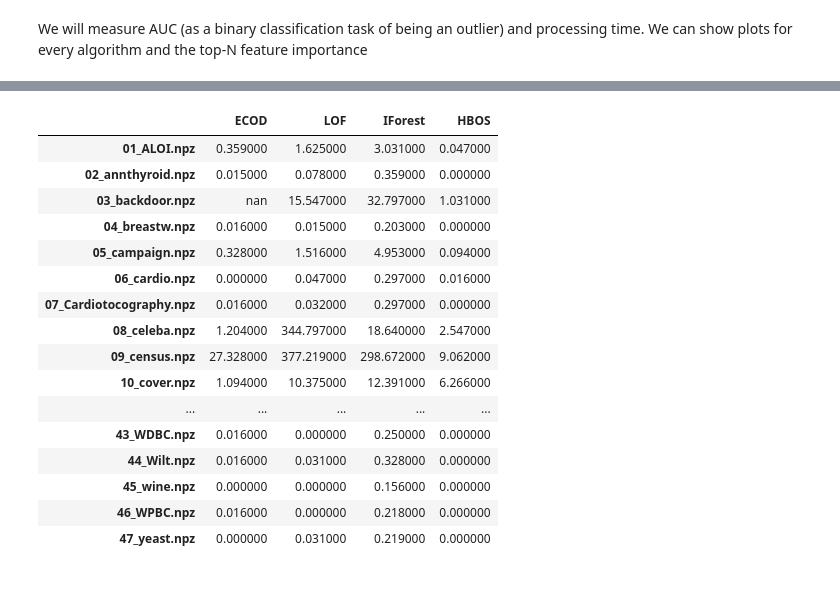
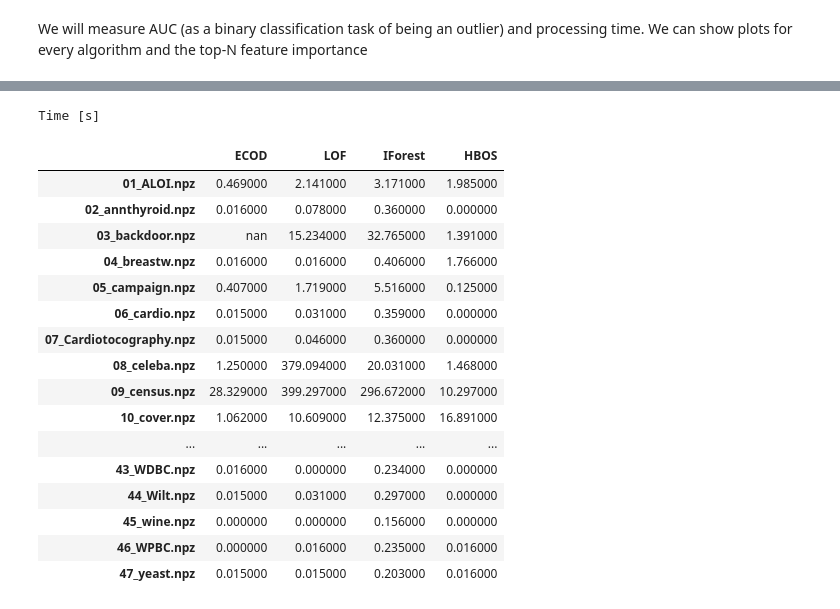
Before and after one commit to SebChw/RSIF, a Jupyter notebook: notebooks/experiment_basic.ipynb, the cells around one changed output, grey strips where cells are left out. Cells and saved outputs as stored; diff of their text form; code cells hidden in the pictures.

```diff
--- a/notebooks/experiment_basic.ipynb
+++ b/notebooks/experiment_basic.ipynb
@@ -36,15 +30,3 @@ import matplotlib.pyplot as plt
-# %%
-def new_clf(name):
-    if name == 'ECOD':
-        return ECOD()
-    if name == 'LOF':
-        return LOF()
-    if name == 'IForest':
-        return IForest(random_state=SEED)
-    if name == 'HBOS':
-        return HBOS()
-    else:
-        raise NotImplementedError()
 # %%
 clfs_names = ['ECOD', 'LOF', 'IForest', 'HBOS']
 nan_datasets = []
@@ -115,11 +34,17 @@ class Timer:
 # %%
 timer = Timer(timer_type="long_running")
+# %%
+import time
+from tqdm.contrib.concurrent import process_map
+
+datasets_loop = tqdm(get_numerical_datasets(), desc="Datasets (outer loop)", position=0)
+algorithms_loop = tqdm(clfs_names, desc=" Algorithms (inner loop)", position=1, leave=False)
 # %%
-for name, data in datasets.items():
-    print(f'{name}:')
-    for clf_name in clfs_names:
-        print(clf_name, end=', ')
-        clf = new_clf(clf_name)
+for data in datasets_loop:
+    datasets_loop.set_description(data['name'])
+    for clf_name in algorithms_loop:
+        algorithms_loop.set_description(clf_name)
+        clf = new_clf(clf_name, SEED)
         timer.start()
         clf.fit(data['X_train'])
         timer.stop()
@@ -134,8 +59,8 @@ for name, data in datasets.items():
 
 
         if np.isnan(y_train_scores).any() or np.isnan(y_train_pred).any():
-            nan_datasets.append(name)
-            results[clf_name][name] = (np.nan, np.nan, np.nan, np.nan, np.nan) # AUC/ROC, Rank@N for train,test ; fit Time
+            nan_datasets.append(data['name'])
+            results[clf_name][data['name']] = (np.nan, np.nan, np.nan, np.nan, np.nan) # AUC/ROC, Rank@N for train,test ; fit Time
             continue
 
         roc_train=np.round(roc_auc_score(data['y_train'], y_train_scores), decimals=4)
@@ -143,6 +68,4 @@ for name, data in datasets.items():
         roc_test=np.round(roc_auc_score(data['y_test'], y_test_scores), decimals=4)
         prn_test=np.round(precision_n_scores(data['y_test'], y_test_scores), decimals=4)
 
-        results[clf_name][name] = (roc_train, prn_train, roc_test, prn_test, timer.time_sec)
-
-    print('\n')
+        results[clf_name][data['name']] = (roc_train, prn_train, roc_test, prn_test, timer.time_sec)
@@ -204,24 +135,31 @@ df.to_csv('../results/numerical.csv')
 # %%
 times = df.apply(lambda x: x.str[4])
-times = times.style.highlight_min(color = 'green', axis = 1)
+times = times.style.highlight_min(color = 'green', axis = 1).set_caption('Time [s]').set_table_styles([{
+    'selector': 'caption',
+    'props': [
+        ('font-size', '16px'),
+        ('font-weight', 'bold')
+    ]
+}])
 times
 # %% [output]
+Time [s]
 |  | ECOD | LOF | IForest | HBOS |
-| 01_ALOI.npz | 0.359000 | 1.625000 | 3.031000 | 0.047000 |
-| 02_annthyroid.npz | 0.015000 | 0.078000 | 0.359000 | 0.000000 |
-| 03_backdoor.npz | nan | 15.547000 | 32.797000 | 1.031000 |
-| 04_breastw.npz | 0.016000 | 0.015000 | 0.203000 | 0.000000 |
-| 05_campaign.npz | 0.328000 | 1.516000 | 4.953000 | 0.094000 |
-| 06_cardio.npz | 0.000000 | 0.047000 | 0.297000 | 0.016000 |
-| 07_Cardiotocography.npz | 0.016000 | 0.032000 | 0.297000 | 0.000000 |
-| 08_celeba.npz | 1.204000 | 344.797000 | 18.640000 | 2.547000 |
-| 09_census.npz | 27.328000 | 377.219000 | 298.672000 | 9.062000 |
-| 10_cover.npz | 1.094000 | 10.375000 | 12.391000 | 6.266000 |
+| 01_ALOI.npz | 0.469000 | 2.141000 | 3.171000 | 1.985000 |
+| 02_annthyroid.npz | 0.016000 | 0.078000 | 0.360000 | 0.000000 |
+| 03_backdoor.npz | nan | 15.234000 | 32.765000 | 1.391000 |
+| 04_breastw.npz | 0.016000 | 0.016000 | 0.406000 | 1.766000 |
+| 05_campaign.npz | 0.407000 | 1.719000 | 5.516000 | 0.125000 |
+| 06_cardio.npz | 0.015000 | 0.031000 | 0.359000 | 0.000000 |
+| 07_Cardiotocography.npz | 0.015000 | 0.046000 | 0.360000 | 0.000000 |
+| 08_celeba.npz | 1.250000 | 379.094000 | 20.031000 | 1.468000 |
+| 09_census.npz | 28.329000 | 399.297000 | 296.672000 | 10.297000 |
+| 10_cover.npz | 1.062000 | 10.609000 | 12.375000 | 16.891000 |
 | ... | ... | ... | ... | ... |
-| 43_WDBC.npz | 0.016000 | 0.000000 | 0.250000 | 0.000000 |
-| 44_Wilt.npz | 0.016000 | 0.031000 | 0.328000 | 0.000000 |
+| 43_WDBC.npz | 0.016000 | 0.000000 | 0.234000 | 0.000000 |
+| 44_Wilt.npz | 0.015000 | 0.031000 | 0.297000 | 0.000000 |
 | 45_wine.npz | 0.000000 | 0.000000 | 0.156000 | 0.000000 |
-| 46_WPBC.npz | 0.016000 | 0.000000 | 0.218000 | 0.000000 |
-| 47_yeast.npz | 0.000000 | 0.031000 | 0.219000 | 0.000000 |
+| 46_WPBC.npz | 0.000000 | 0.016000 | 0.235000 | 0.016000 |
+| 47_yeast.npz | 0.015000 | 0.015000 | 0.203000 | 0.016000 |
 # %%
 train_roc = df.apply(lambda x: x.str[0])
```
Also changed, not shown: parts of 14 cells of this notebook, 11 other files.
